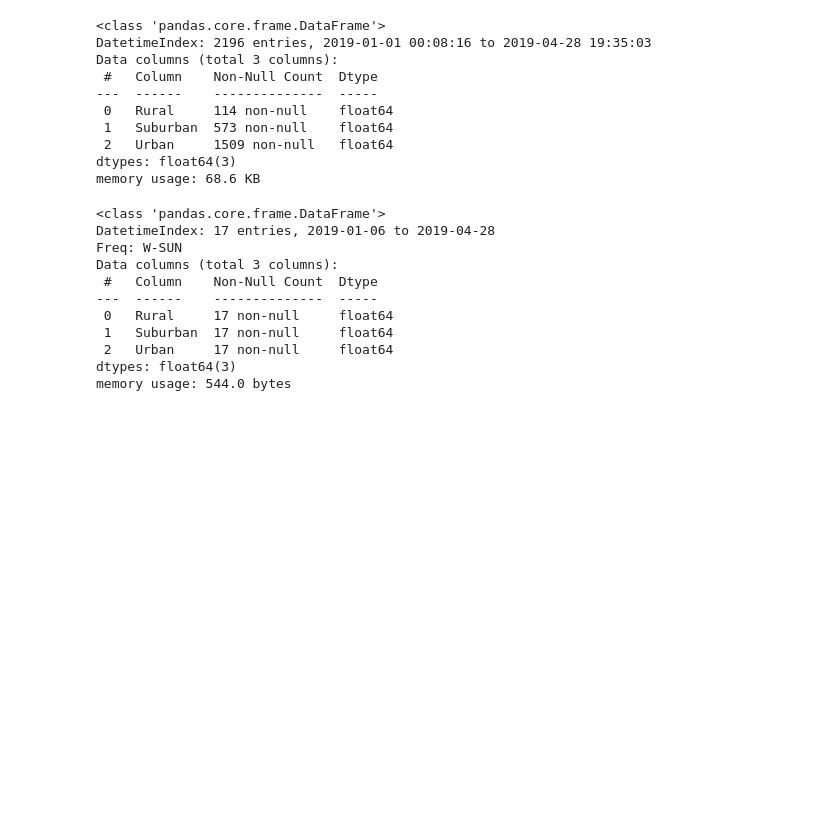
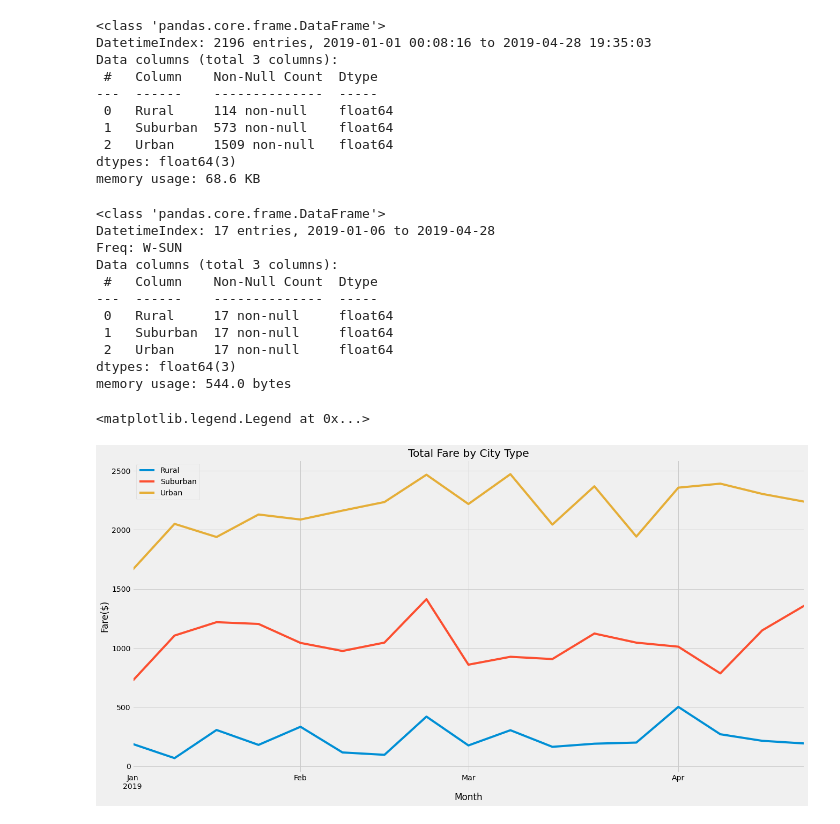
Before and after one commit to AbigailMwaura/PyBer_Analysis, a Jupyter notebook: PyBer_Challenge.ipynb, the cells around one changed output. Cells and saved outputs as stored; diff of their text form; code cells hidden in the pictures; blank space fills up the shorter version.

```diff
--- a/PyBer_Challenge.ipynb
+++ b/PyBer_Challenge.ipynb
@@ -244,11 +244,18 @@ memory usage: 544.0 bytes
 # %%
 # 8. Using the object-oriented interface method, plot the resample DataFrame using the df.plot() function.
 
 # Import the style from Matplotlib.
 from matplotlib import style
 # Use the graph style fivethirtyeight.
 style.use('fivethirtyeight')
 loc_pyber_pivottable_res.plot(figsize=(20,10))
 plt.ylabel("Fare($)")
 plt.xlabel("Month")
-plt.title("Total Fare by City ")
+plt.title("Total Fare by City Type")
+
+#save figure
+plt.savefig("Analysis/Fig8.png")
+plt.legend()
+# %% [output]
+<matplotlib.legend.Legend at 0x...>
+[figure, added]
```
Also changed, not shown: 1 other file.
